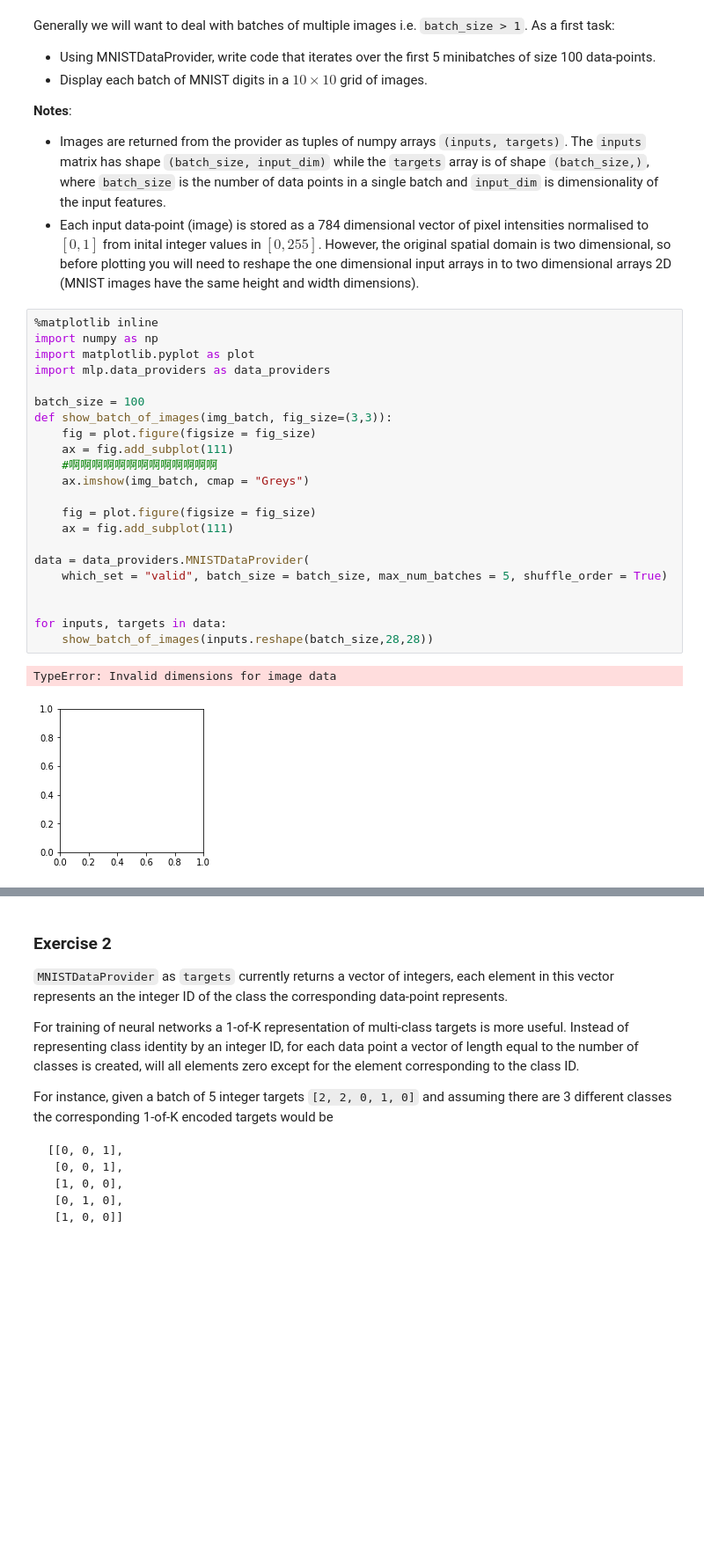
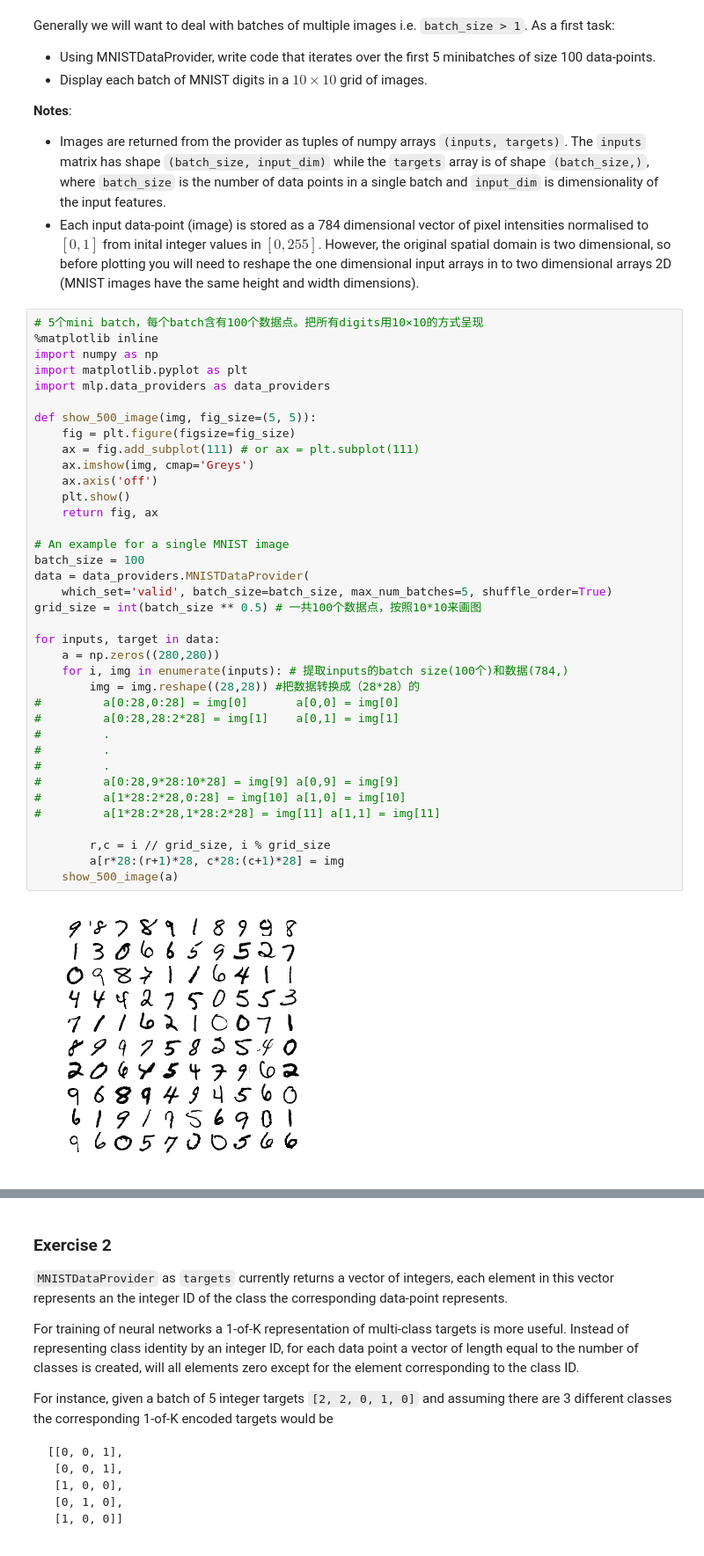
Before and after one commit to Jianshu-L/mlp, a Jupyter notebook: notebooks/01_Introduction.ipynb, the cells around one changed output, grey strips where cells are left out. Shown: that part at 88% size. Drawn from its saved outputs; the diff is of its cells as text; blank space fills up the shorter version.

```diff
--- a/notebooks/01_Introduction.ipynb
+++ b/notebooks/01_Introduction.ipynb
@@ -285,28 +288,42 @@ Generally we will want to deal with batches of multiple images i.e. `batch_size
 
   * Images are returned from the provider as tuples of numpy arrays `(inputs, targets)`. The `inputs` matrix has shape `(batch_size, input_dim)` while the `targets` array is of shape `(batch_size,)`, where `batch_size` is the number of data points in a single batch and `input_dim` is dimensionality of the input features.
   * Each input data-point (image) is stored as a 784 dimensional vector of pixel intensities normalised to $[0, 1]$ from inital integer values in $[0, 255]$. However, the original spatial domain is two dimensional, so before plotting you will need to reshape the one dimensional input arrays in to two dimensional arrays 2D (MNIST images have the same height and width dimensions).
-# %%
-%matplotlib inline
-import numpy as np
-import matplotlib.pyplot as plot
-import mlp.data_providers as data_providers
-
-batch_size = 100
-def show_batch_of_images(img_batch, fig_size=(3,3)):
-    fig = plot.figure(figsize = fig_size)
-    ax = fig.add_subplot(111)
-    #啊啊啊啊啊啊啊啊啊啊啊啊啊
-    ax.imshow(img_batch, cmap = "Greys")
-
-    fig = plot.figure(figsize = fig_size)
-    ax = fig.add_subplot(111)
-
-data = data_providers.MNISTDataProvider(
-    which_set = "valid", batch_size = batch_size, max_num_batches = 5, shuffle_order = True)
-
-
-for inputs, targets in data:
-    show_batch_of_images(inputs.reshape(batch_size,28,28))
-# %% [output]
-TypeError: Invalid dimensions for image data
-[figure, removed]
+# %%
+# 5个mini batch，每个batch含有100个数据点。把所有digits用10×10的方式呈现
+%matplotlib inline
+import numpy as np
+import matplotlib.pyplot as plt
+import mlp.data_providers as data_providers
+
+def show_500_image(img, fig_size=(5, 5)):
+    fig = plt.figure(figsize=fig_size)
+    ax = fig.add_subplot(111) # or ax = plt.subplot(111)
+    ax.imshow(img, cmap='Greys')
+    ax.axis('off')
+    plt.show()
+    return fig, ax
+
+# An example for a single MNIST image
+batch_size = 100
+data = data_providers.MNISTDataProvider(
+    which_set='valid', batch_size=batch_size, max_num_batches=5, shuffle_order=True)
+grid_size = int(batch_size ** 0.5) # 一共100个数据点，按照10*10来画图
+
+for inputs, target in data:
+    a = np.zeros((280,280))
+    for i, img in enumerate(inputs): # 提取inputs的batch size(100个)和数据(784,)
+        img = img.reshape((28,28)) #把数据转换成（28*28）的
+#         a[0:28,0:28] = img[0]       a[0,0] = img[0]
+#         a[0:28,28:2*28] = img[1]    a[0,1] = img[1]
+#         .
+#         .
+#         .
+#         a[0:28,9*28:10*28] = img[9] a[0,9] = img[9]
+#         a[1*28:2*28,0:28] = img[10] a[1,0] = img[10]
+#         a[1*28:2*28,1*28:2*28] = img[11] a[1,1] = img[11]
+
+        r,c = i // grid_size, i % grid_size
+        a[r*28:(r+1)*28, c*28:(c+1)*28] = img
+    show_500_image(a)
+# %% [output]
+[figure, added]
```
Also changed, not shown: parts of 4 cells of this notebook, 3 other files.
